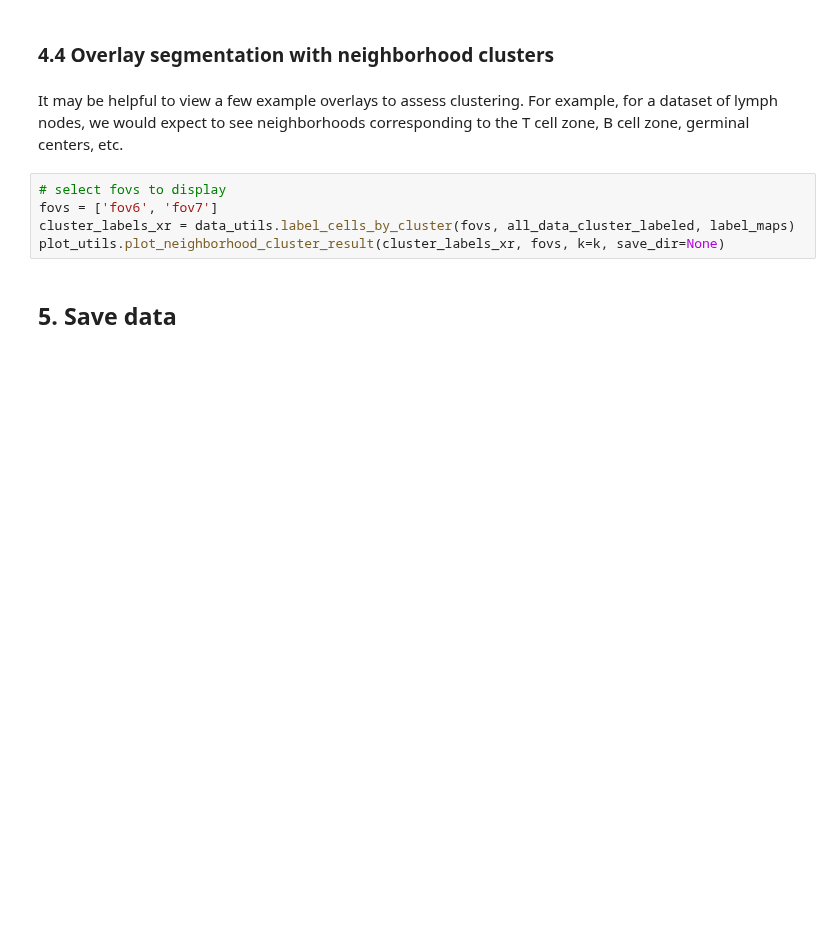
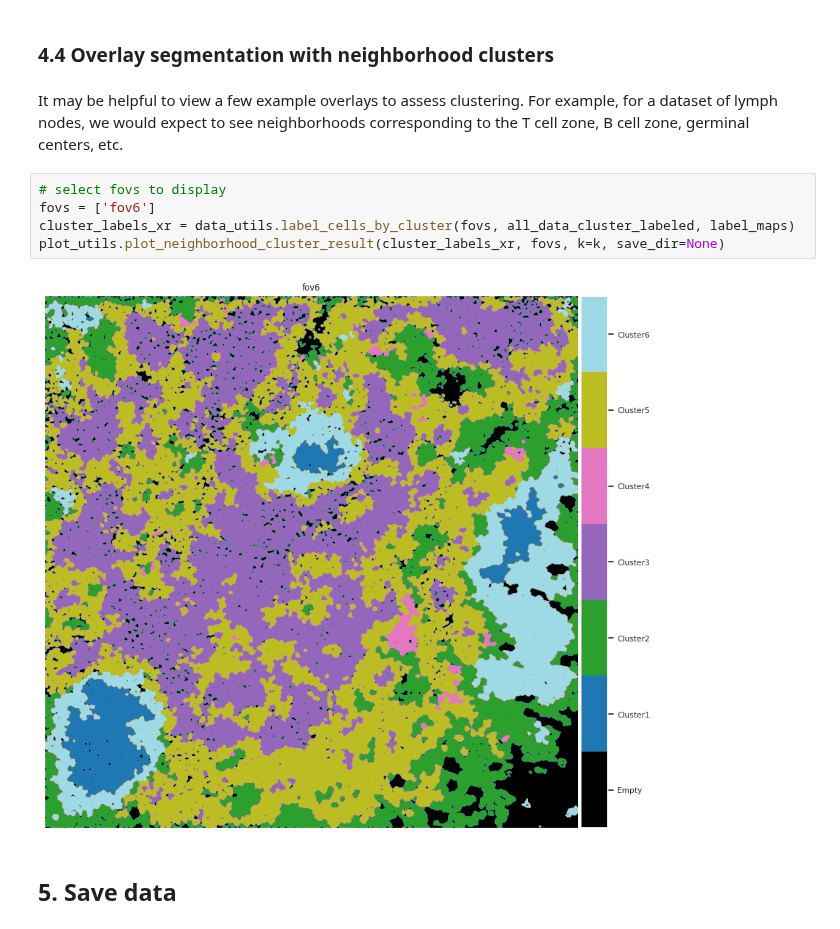
Before and after one commit to angelolab/ark-analysis, a Jupyter notebook: templates_ark/example_neighborhood_analysis_script.ipynb, the cells around one changed output. Saved outputs shown, nothing was run; the diff lists cells and outputs as text; blank space fills up the shorter version.

Commit message:
Add notebook plots

```diff
--- a/templates_ark/example_neighborhood_analysis_script.ipynb
+++ b/templates_ark/example_neighborhood_analysis_script.ipynb
@@ -167,9 +173,11 @@ visualize.draw_heatmap(data=mean_marker_exp_per_cluster.apply(zscore).values,
 It may be helpful to view a few example overlays to assess clustering. For example, for a dataset of lymph nodes, we would expect to see neighborhoods corresponding to the T cell zone, B cell zone, germinal centers, etc.
 # %%
 # select fovs to display
-fovs = ['fov6', 'fov7']
+fovs = ['fov6']
 cluster_labels_xr = data_utils.label_cells_by_cluster(fovs, all_data_cluster_labeled, label_maps)
 plot_utils.plot_neighborhood_cluster_result(cluster_labels_xr, fovs, k=k, save_dir=None)
+# %% [output]
+[figure, added]
 # %% [markdown]
 ## 5. Save data
 # %% [markdown]
```
Also changed, not shown: parts of 3 cells of this notebook, 1 other file.
